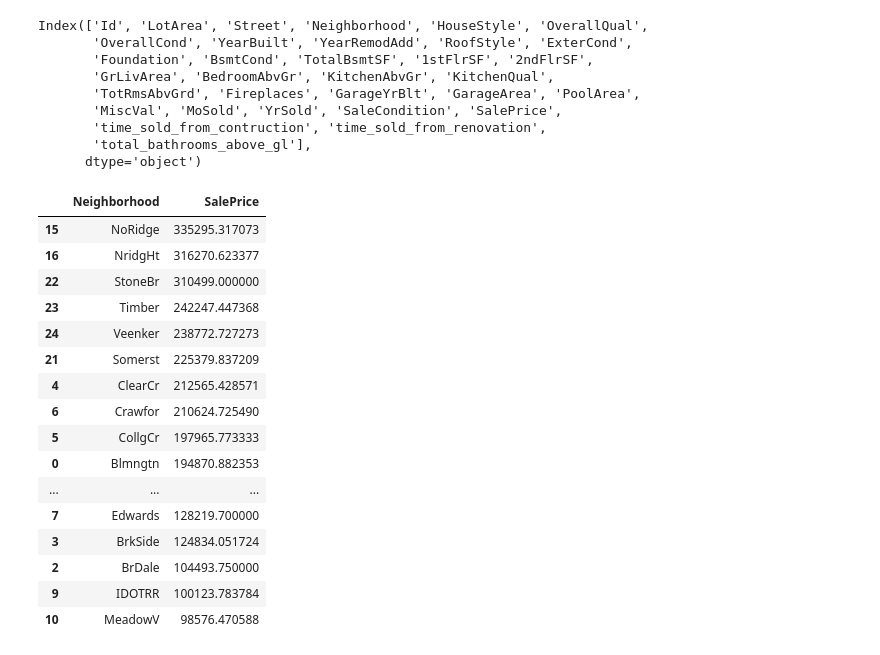
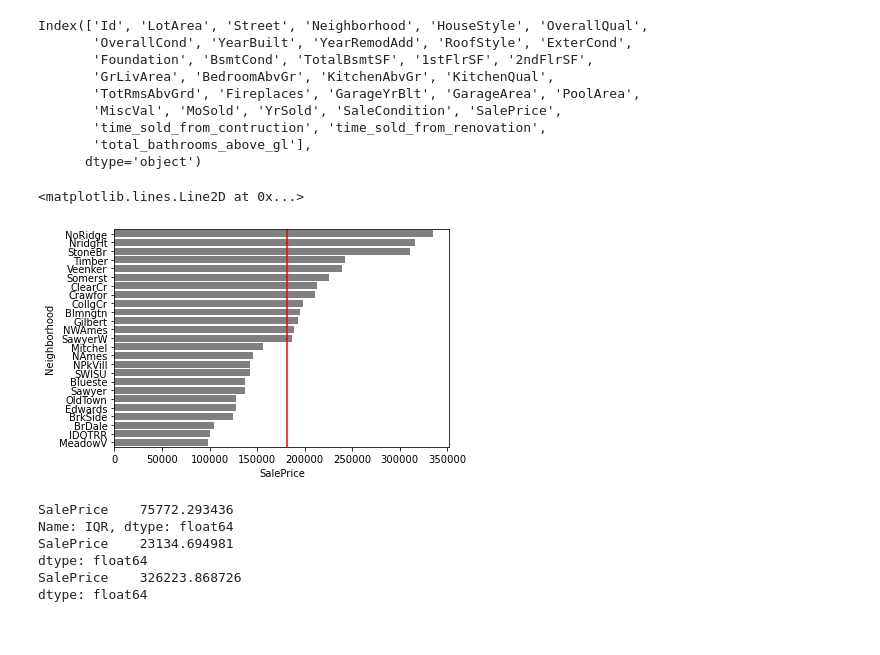
Before and after one commit to Brunadiasmiguel/Housing_Statistical_Analysis, a Jupyter notebook: stats.ipynb, the cells around one changed output. Cells and saved outputs as stored; diff of their text form; code cells hidden in the pictures.

```diff
--- a/stats.ipynb
+++ b/stats.ipynb
@@ -216,3 +236,8 @@ house.head()
 | 3 | 4 | 9550 | Pave | Crawfor | 2Story | 7 | 5 | 1915 | ... |
 | 4 | 5 | 14260 | Pave | NoRidge | 2Story | 8 | 5 | 2000 | ... |
 5 rows × 33 columns
+# %%
+#check price mean as reference
+
+meanp=house['SalePrice'].mean()
+meanp
@@ -229,26 +256,19 @@ Index(['Id', 'LotArea', 'Street', 'Neighborhood', 'HouseStyle', 'OverallQual',
        'total_bathrooms_above_gl'],
       dtype='object')
 # %%
-#grouping by neighbourhood and price
+#grouping by neighbourhood and price to check the most expensive neighborhood
 
 hood = house.groupby(['Neighborhood'], as_index = False).agg({ 'SalePrice': 'mean'})
 
-hood.sort_values(by='SalePrice', ascending = False)
+hood=hood.sort_values(by='SalePrice', ascending = False)
-# %% [output]
-|  | Neighborhood | SalePrice |
-| 15 | NoRidge | 335295.317073 |
-| 16 | NridgHt | 316270.623377 |
-| 22 | StoneBr | 310499.000000 |
-| 23 | Timber | 242247.447368 |
-| 24 | Veenker | 238772.727273 |
-| 21 | Somerst | 225379.837209 |
-| 4 | ClearCr | 212565.428571 |
-| 6 | Crawfor | 210624.725490 |
-| 5 | CollgCr | 197965.773333 |
-| 0 | Blmngtn | 194870.882353 |
-| ... | ... | ... |
-| 7 | Edwards | 128219.700000 |
-| 3 | BrkSide | 124834.051724 |
-| 2 | BrDale | 104493.750000 |
-| 9 | IDOTRR | 100123.783784 |
-| 10 | MeadowV | 98576.470588 |
+# %%
+ax = sns.barplot(data=hood,
+            x="SalePrice",
+            y="Neighborhood",
+            color='grey');
+#ax.axhline(hood.loc[hood["week_id"] == pd.to_datetime("2017-11-12"), "revenue"].values[0], color="r");
+
+ax.axvline (meanp, color="red")
+# %% [output]
+<matplotlib.lines.Line2D at 0x...>
+[figure, added]
@@ -254,0 +279,19 @@ hood.sort_values(by='SalePrice', ascending = False)
+# %%
+#outliers neighborhood
+
+descriptive['IQR'] = descriptive['75%'] - descriptive['25%']
+print(descriptive['IQR'])
+
+outlier25=descriptive['25%']-(1.5*descriptive['IQR'])
+
+outlier75=descriptive['75%']+(1.5*descriptive['IQR'])
+
+print(outlier25)
+print(outlier75)
+# %% [output]
+SalePrice    75772.293436
+Name: IQR, dtype: float64
+SalePrice    23134.694981
+dtype: float64
+SalePrice    326223.868726
+dtype: float64
```
Also changed, not shown: parts of 24 cells of this notebook.
